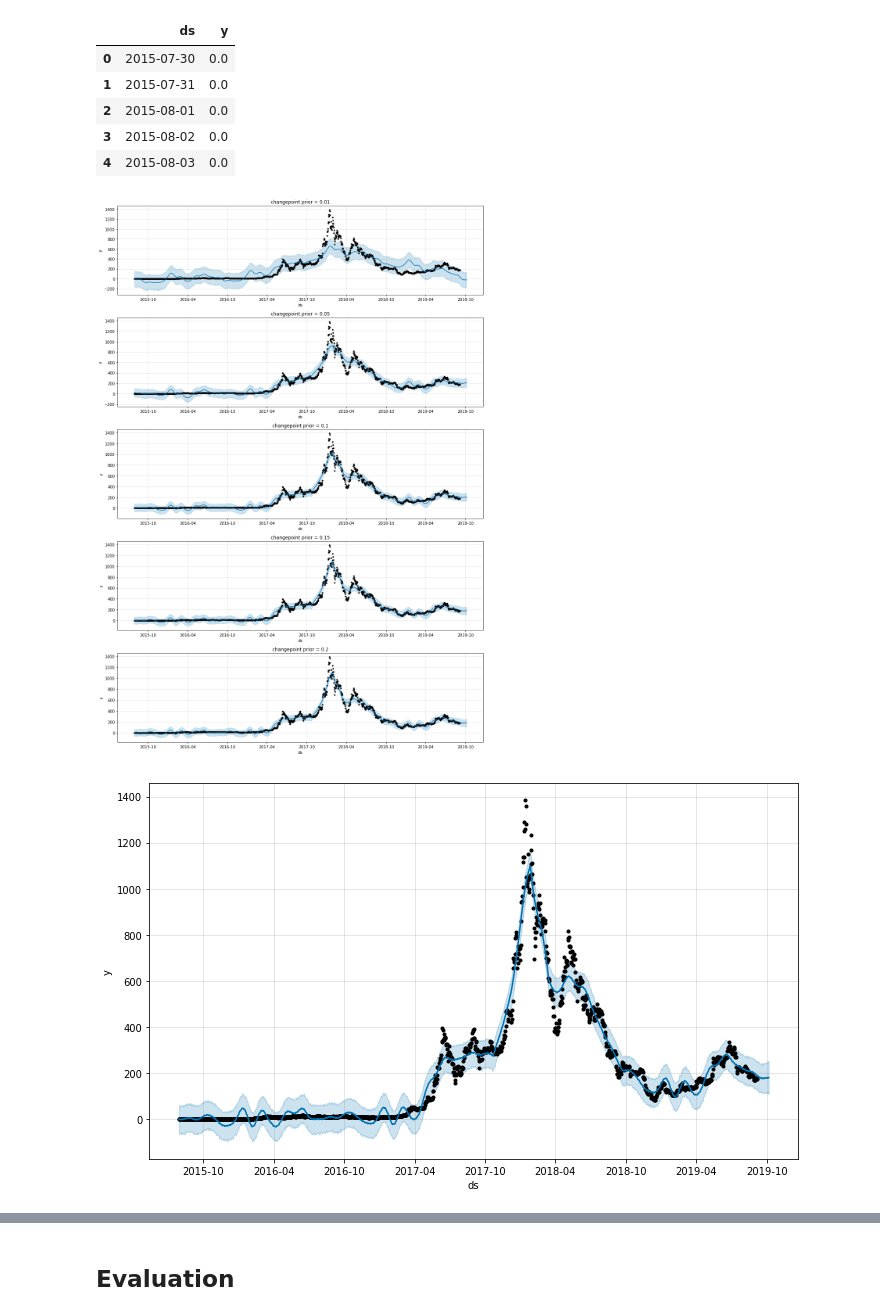
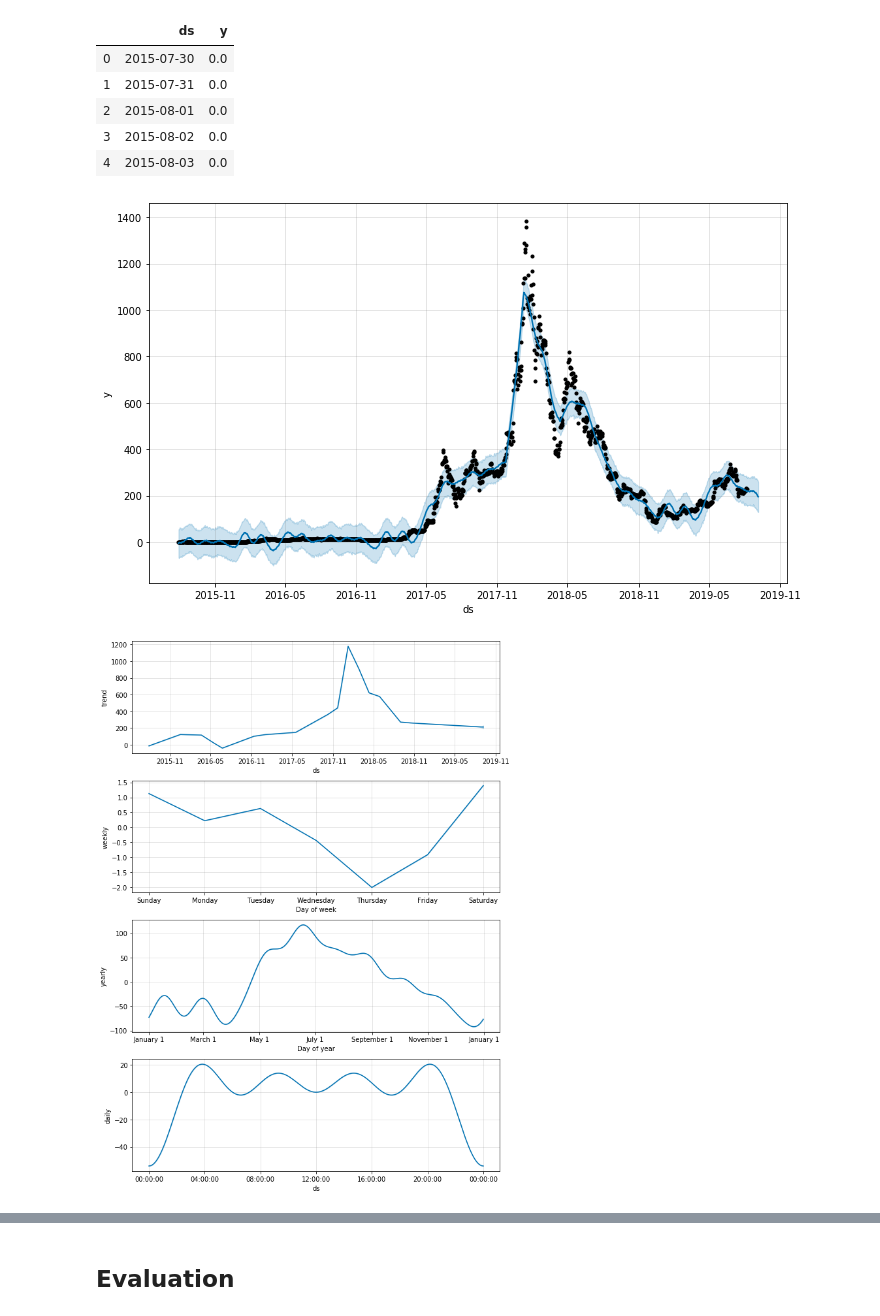
Before and after one commit to y4m4rx/appliedDataScienceProject, a Jupyter notebook: sezi/Combine.ipynb, the cells around one changed output, grey strips where cells are left out. Drawn from its saved outputs; the diff is of its cells as text; code cells hidden in the pictures.

```diff
--- a/sezi/Combine.ipynb
+++ b/sezi/Combine.ipynb
@@ -709,9 +769,6 @@ def hyperparameter_tuning_prophet(data, change_points, periods):
         ax[j].set_title('changepoint prior = ' + str(i))
         j += 1
 
-
-
-
 def fit_prophet(df_prophet, periods, change_point):
     model = Prophet(changepoint_prior_scale=change_point, daily_seasonality=True)
     model.fit(df_prophet)
@@ -721,6 +778,7 @@ def fit_prophet(df_prophet, periods, change_point):
     model.plot(forecast,uncertainty=True)
     model.plot_components(forecast)
     plt.show()
+    return forecast[['ds', 'yhat']]
 # %% [output]
 |  | ds | y |
 | 0 | 2015-07-30 | 0.0 |
@@ -729,8 +787,8 @@ def fit_prophet(df_prophet, periods, change_point):
 | 3 | 2015-08-02 | 0.0 |
 | 4 | 2015-08-03 | 0.0 |
 # %%
-hyperparameter_tuning_prophet(df_prophet, change_points, 30)
-fit_prophet(df_prophet, 30, 0.2)
+#hyperparameter_tuning_prophet(df_prophet, change_points, 30)
+result_prophet = fit_prophet(df_prophet[:-30], 30, 0.2)
 # %% [output]
-[figure, old version]
+[figure, new version]
-[figure, old version]
+[figure, new version]
```
Also changed, not shown: parts of 18 cells of this notebook, 1 other file.
